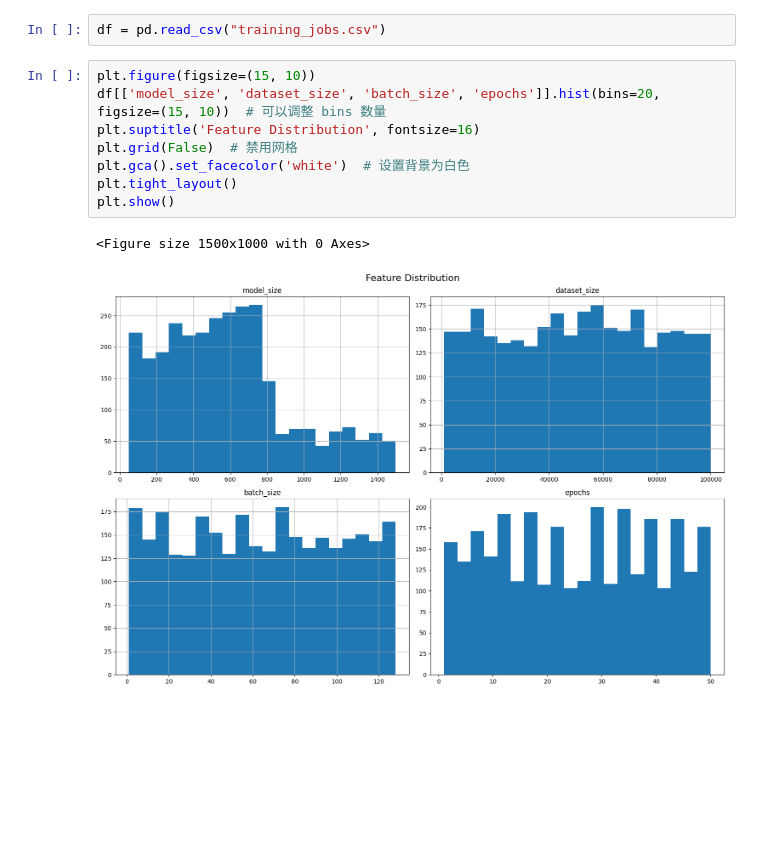
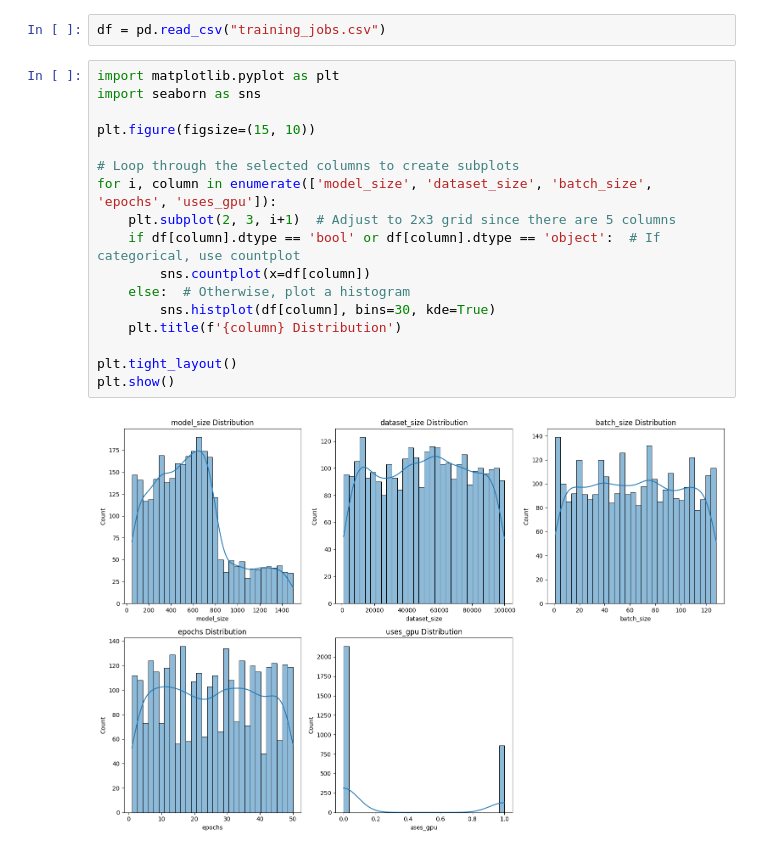
Before and after one commit to Kiki0719/AI-Assisted-Job-Scheduling-in-Operating-Systems, a Jupyter notebook: data_analysis.ipynb, the cells around one changed output. Drawn from its saved outputs; the diff is of its cells as text; blank space fills up the shorter version.

```diff
--- a/data_analysis.ipynb
+++ b/data_analysis.ipynb
@@ -6,13 +6,21 @@ import seaborn as sns
 # %%
 df = pd.read_csv("training_jobs.csv")
 # %%
+import matplotlib.pyplot as plt
+import seaborn as sns
+
 plt.figure(figsize=(15, 10))
-df[['model_size', 'dataset_size', 'batch_size', 'epochs']].hist(bins=20, figsize=(15, 10))  # 可以调整 bins 数量
-plt.suptitle('Feature Distribution', fontsize=16)
-plt.grid(False)  # 禁用网格
-plt.gca().set_facecolor('white')  # 设置背景为白色
+
+# Loop through the selected columns to create subplots
+for i, column in enumerate(['model_size', 'dataset_size', 'batch_size', 'epochs', 'uses_gpu']):
+    plt.subplot(2, 3, i+1)  # Adjust to 2x3 grid since there are 5 columns
+    if df[column].dtype == 'bool' or df[column].dtype == 'object':  # If categorical, use countplot
+        sns.countplot(x=df[column])
+    else:  # Otherwise, plot a histogram
+        sns.histplot(df[column], bins=30, kde=True)
+    plt.title(f'{column} Distribution')
+
 plt.tight_layout()
 plt.show()
 # %% [output]
-<Figure size 1500x1000 with 0 Axes>
-[figure, old version]
+[figure, new version]
```
Also changed, not shown: parts of 2 cells of this notebook.
